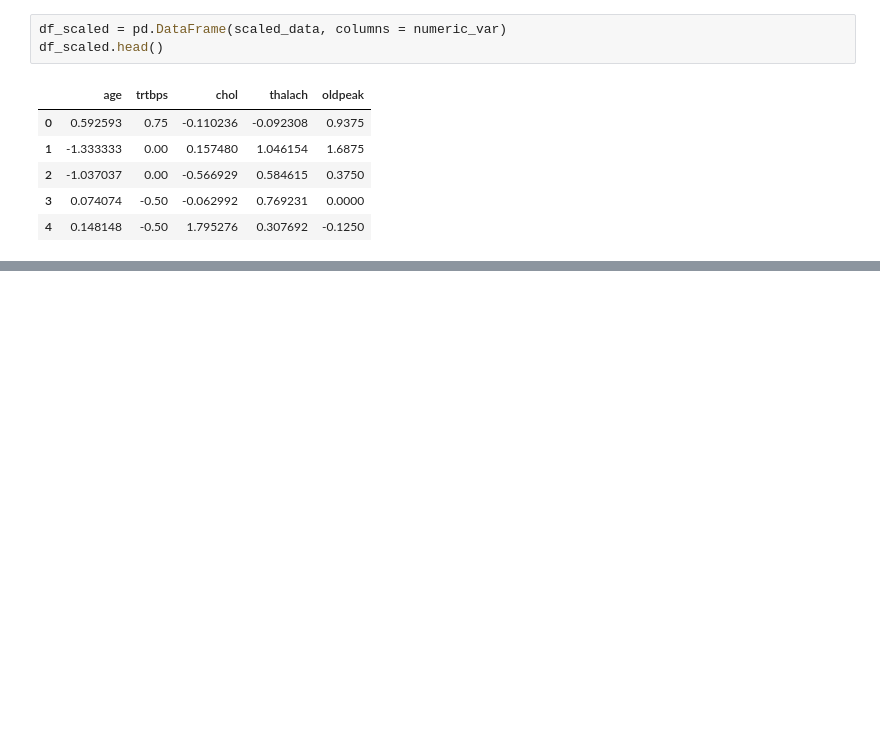
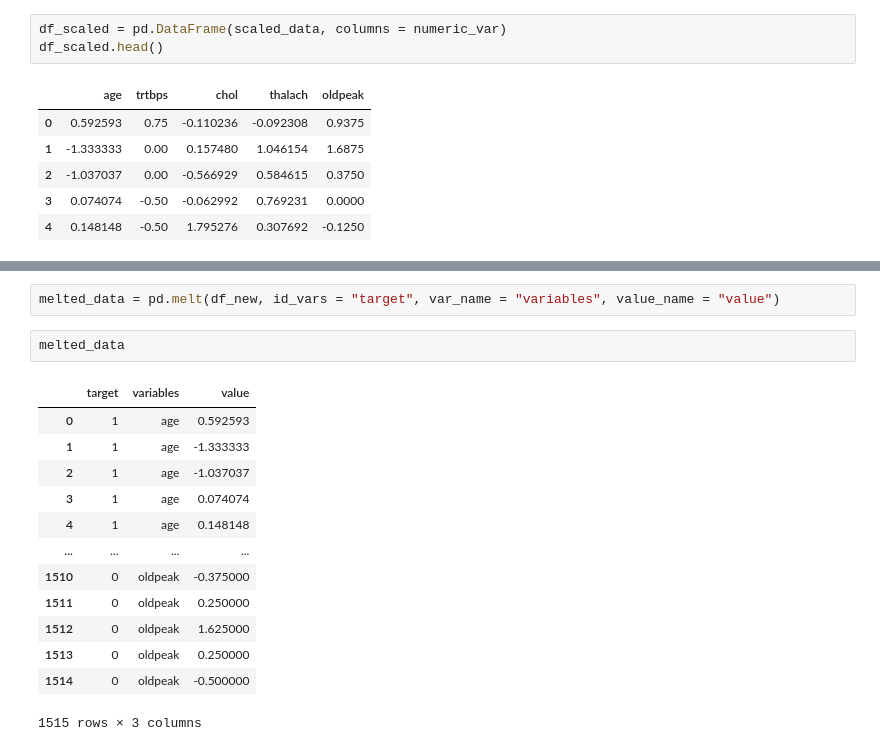
Before and after one commit to hmk07/AIML-project, a Jupyter notebook: ai-ml-project-sem-v.ipynb, the cells around one changed output, grey strips where cells are left out. Cells and saved outputs as stored; diff of their text form; blank space fills up the shorter version.

```diff
--- a/ai-ml-project-sem-v.ipynb
+++ b/ai-ml-project-sem-v.ipynb
@@ -590,0 +605,18 @@ df_scaled.head()
+# %%
+melted_data = pd.melt(df_new, id_vars = "target", var_name = "variables", value_name = "value")
+# %%
+melted_data
+# %% [output]
+|  | target | variables | value |
+| 0 | 1 | age | 0.592593 |
+| 1 | 1 | age | -1.333333 |
+| 2 | 1 | age | -1.037037 |
+| 3 | 1 | age | 0.074074 |
+| 4 | 1 | age | 0.148148 |
+| ... | ... | ... | ... |
+| 1510 | 0 | oldpeak | -0.375000 |
+| 1511 | 0 | oldpeak | 0.250000 |
+| 1512 | 0 | oldpeak | 1.625000 |
+| 1513 | 0 | oldpeak | 0.250000 |
+| 1514 | 0 | oldpeak | -0.500000 |
+1515 rows × 3 columns
```
Also changed, not shown: parts of 7 cells of this notebook.
